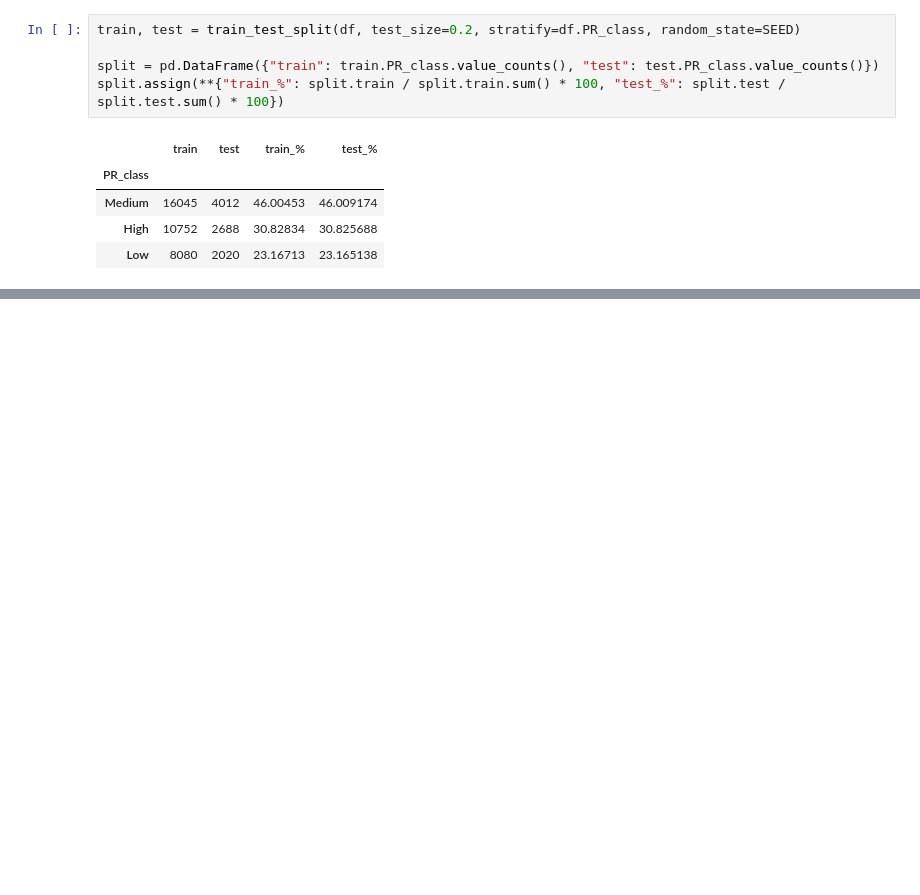
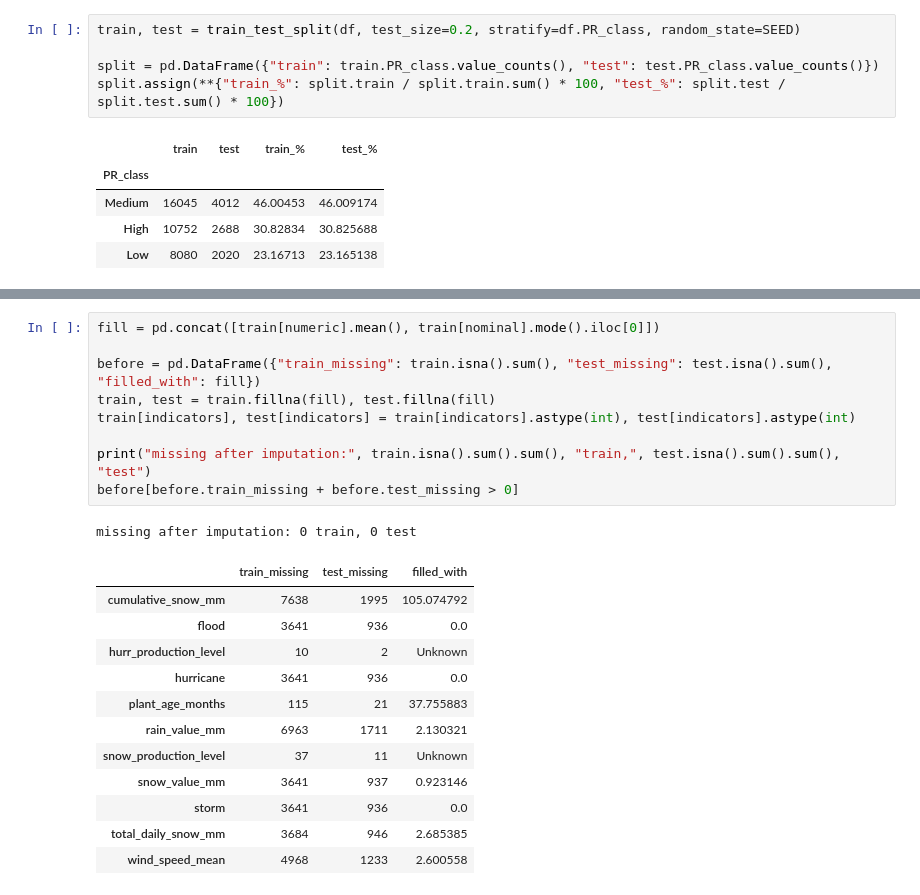
Before and after one commit to ilikecheezits/ml-q1, a Jupyter notebook: prepare_data.ipynb, the cells around one changed output, grey strips where cells are left out. Drawn from its saved outputs; the diff is of its cells as text; blank space fills up the shorter version.

```diff
--- a/prepare_data.ipynb
+++ b/prepare_data.ipynb
@@ -232,0 +282,23 @@ print(train.shape, test.shape)
+# %%
+fill = pd.concat([train[numeric].mean(), train[nominal].mode().iloc[0]])
+
+before = pd.DataFrame({"train_missing": train.isna().sum(), "test_missing": test.isna().sum(), "filled_with": fill})
+train, test = train.fillna(fill), test.fillna(fill)
+train[indicators], test[indicators] = train[indicators].astype(int), test[indicators].astype(int)
+
+print("missing after imputation:", train.isna().sum().sum(), "train,", test.isna().sum().sum(), "test")
+before[before.train_missing + before.test_missing > 0]
+# %% [output]
+missing after imputation: 0 train, 0 test
+|  | train_missing | test_missing | filled_with |
+| cumulative_snow_mm | 7638 | 1995 | 105.074792 |
+| flood | 3641 | 936 | 0.0 |
+| hurr_production_level | 10 | 2 | Unknown |
+| hurricane | 3641 | 936 | 0.0 |
+| plant_age_months | 115 | 21 | 37.755883 |
+| rain_value_mm | 6963 | 1711 | 2.130321 |
+| snow_production_level | 37 | 11 | Unknown |
+| snow_value_mm | 3641 | 937 | 0.923146 |
+| storm | 3641 | 936 | 0.0 |
+| total_daily_snow_mm | 3684 | 946 | 2.685385 |
+| wind_speed_mean | 4968 | 1233 | 2.600558 |
```
Also changed, not shown: parts of 31 cells of this notebook, 3 other files.
